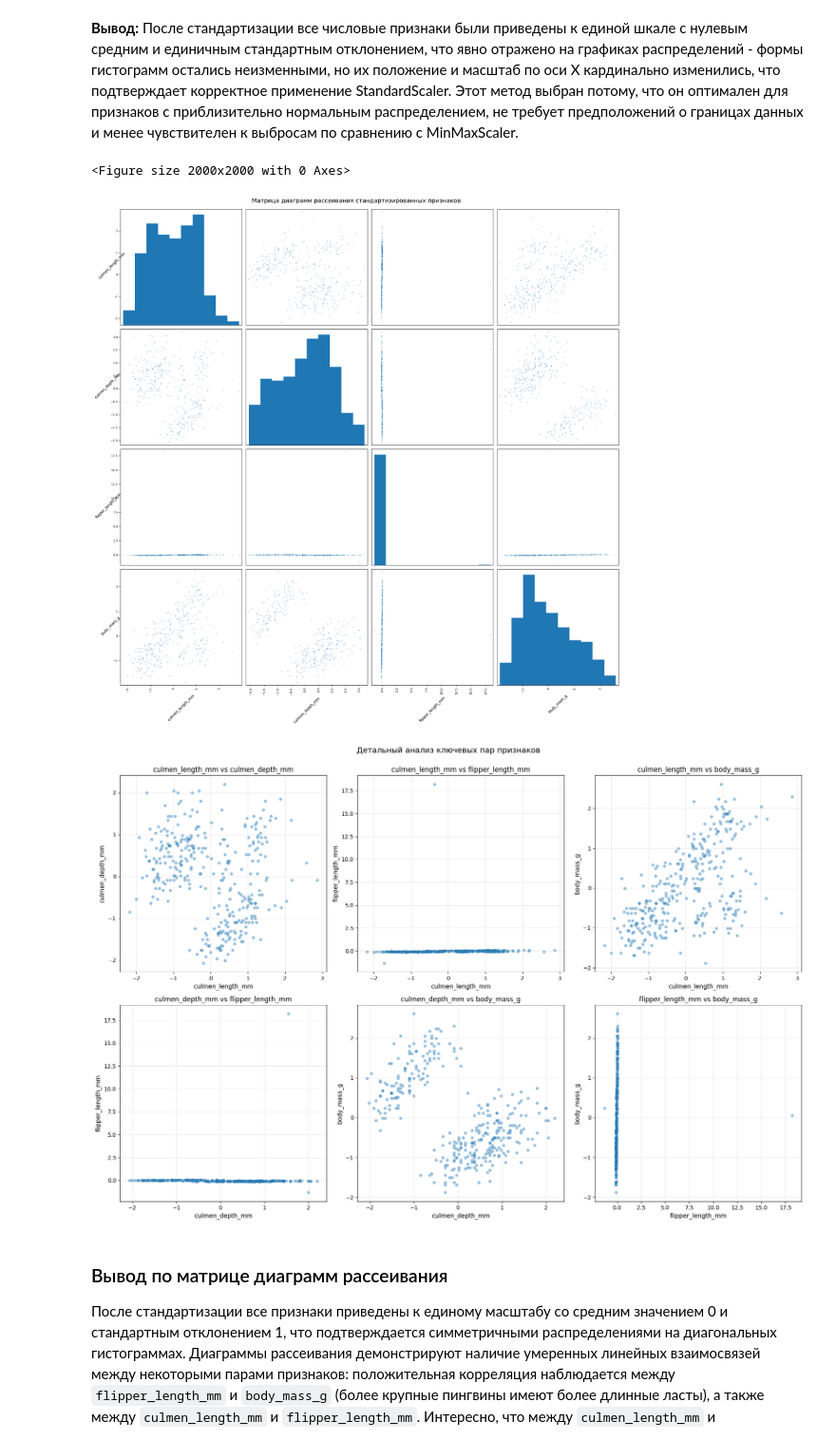
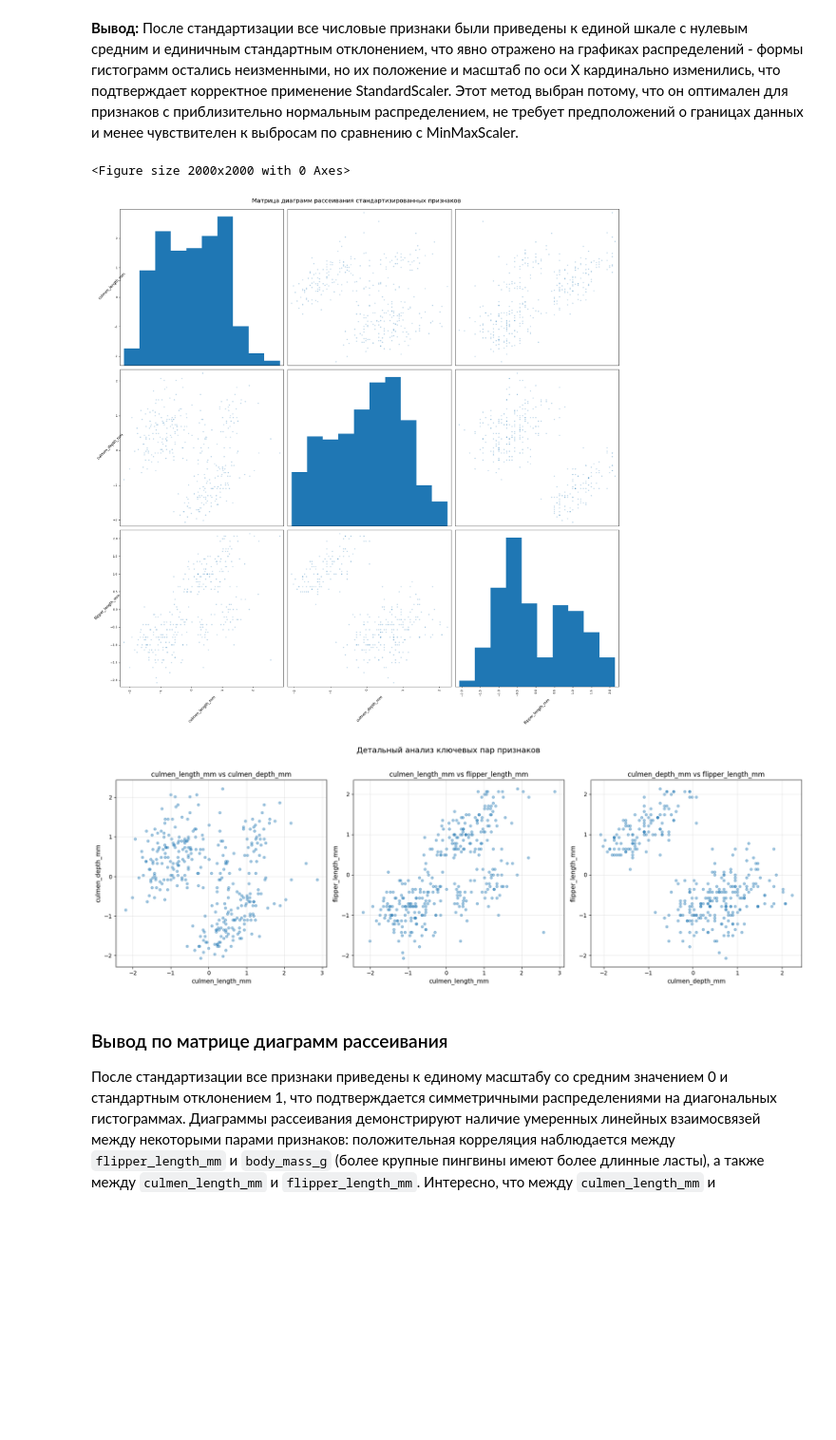
Before and after one commit to vainga/ML_labs, a Jupyter notebook: LAB4/lab4.ipynb, the cells around one changed output. Shown at 95% size. Drawn from its saved outputs; the diff is of its cells as text; code cells hidden in the pictures; blank space fills up the shorter version.

```diff
--- a/LAB4/lab4.ipynb
+++ b/LAB4/lab4.ipynb
@@ -104,0 +129,15 @@ None
+# %%
+# Выбираем признак
+col = "flipper_length_mm"
+
+# Квартильные значения
+Q1 = df[col].quantile(0.25)
+Q3 = df[col].quantile(0.75)
+IQR = Q3 - Q1
+
+# Границы
+lower_bound = Q1 - 1.5 * IQR
+upper_bound = Q3 + 1.5 * IQR
+
+print("Нижняя граница:", lower_bound)
+print("Верхняя граница:", upper_bound)
@@ -104,0 +147,5 @@ None
+# %%
+df = df[(df[col] >= lower_bound) & (df[col] <= upper_bound)]
+
+print("Размер до очистки:", df.shape)
+print("Размер после очистки:", df_clean.shape)
@@ -151,0 +227,4 @@ plt.show()
+# %%
+df = df.drop(columns=['body_mass_g'])
+numeric_cols = df.select_dtypes(include=[np.number]).columns.tolist()
+df_numeric = df[numeric_cols]
@@ -297,7 +378,7 @@ StandardScaler является оптимальным выбором для д
 # %% [markdown]
 <b>Вывод:</b> После стандартизации все числовые признаки были приведены к единой шкале с нулевым средним и единичным стандартным отклонением, что явно отражено на графиках распределений - формы гистограмм остались неизменными, но их положение и масштаб по оси X кардинально изменились, что подтверждает корректное применение StandardScaler. Этот метод выбран потому, что он оптимален для признаков с приблизительно нормальным распределением, не требует предположений о границах данных и менее чувствителен к выбросам по сравнению с MinMaxScaler.
 # %%
-numeric_cols =['culmen_length_mm', 'culmen_depth_mm', 'flipper_length_mm', 'body_mass_g']
+numeric_cols =['culmen_length_mm', 'culmen_depth_mm', 'flipper_length_mm']
 
 plt.figure(figsize=(20, 20))
 scatter_matrix = pd.plotting.scatter_matrix(
@@ -311,40 +392,37 @@ scatter_matrix = pd.plotting.scatter_matrix(
 
 for ax in scatter_matrix.ravel():
     ax.set_xlabel(ax.get_xlabel(), fontsize=10, rotation=45)
     ax.set_ylabel(ax.get_ylabel(), fontsize=10, rotation=45)
 
 plt.suptitle('Матрица диаграмм рассеивания стандартизированных признаков',
              fontsize=16, y=0.995)
 plt.tight_layout()
 plt.show()
 
-fig, axes = plt.subplots(2, 3, figsize=(18, 12))
+fig, axes = plt.subplots(1, 3, figsize=(18, 6))
 axes = axes.ravel()
 
 interesting_pairs = [
     ('culmen_length_mm', 'culmen_depth_mm'),
     ('culmen_length_mm', 'flipper_length_mm'),
-    ('culmen_length_mm', 'body_mass_g'),
     ('culmen_depth_mm', 'flipper_length_mm'),
-    ('culmen_depth_mm', 'body_mass_g'),
-    ('flipper_length_mm', 'body_mass_g')
 ]
 
 for idx, (feature1, feature2) in enumerate(interesting_pairs):
     axes[idx].scatter(df_scaled[feature1], df_scaled[feature2],
                       alpha=0.4, s=20)
     axes[idx].set_xlabel(feature1, fontsize=11)
     axes[idx].set_ylabel(feature2, fontsize=11)
     axes[idx].set_title(f'{feature1} vs {feature2}', fontsize=12)
     axes[idx].grid(True, alpha=0.3)
 
-plt.suptitle('Детальный анализ ключевых пар признаков', fontsize=14, y=1.00)
+plt.suptitle('Детальный анализ ключевых пар признаков', fontsize=14, y=1.02)
 plt.tight_layout()
 plt.show()
 # %% [output]
 <Figure size 2000x2000 with 0 Axes>
-[figure, old version]
+[figure, new version]
-[figure, old version]
+[figure, new version]
 # %% [markdown]
 ### Вывод по матрице диаграмм рассеивания
 
```
Also changed, not shown: parts of 24 cells of this notebook.
